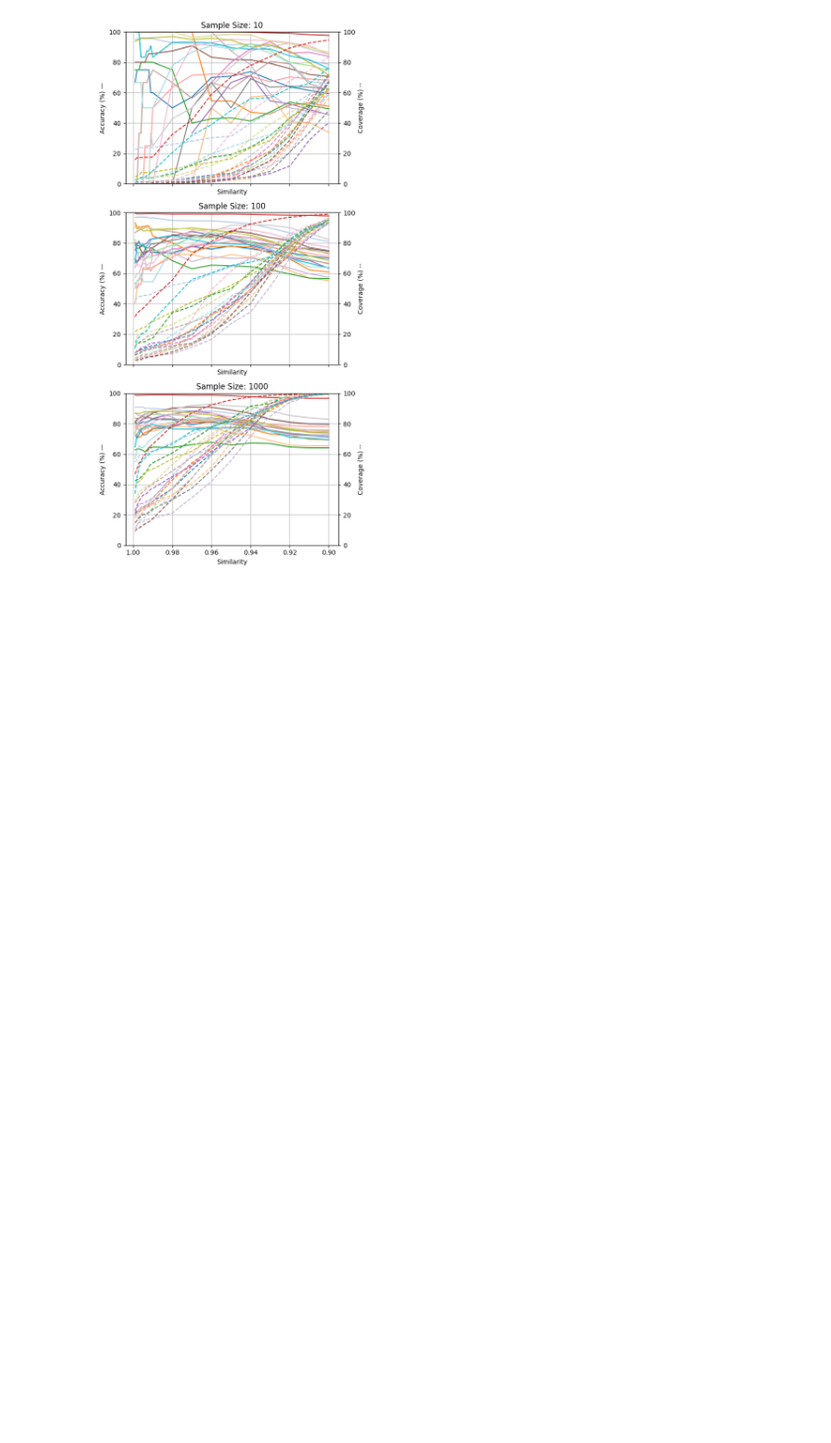
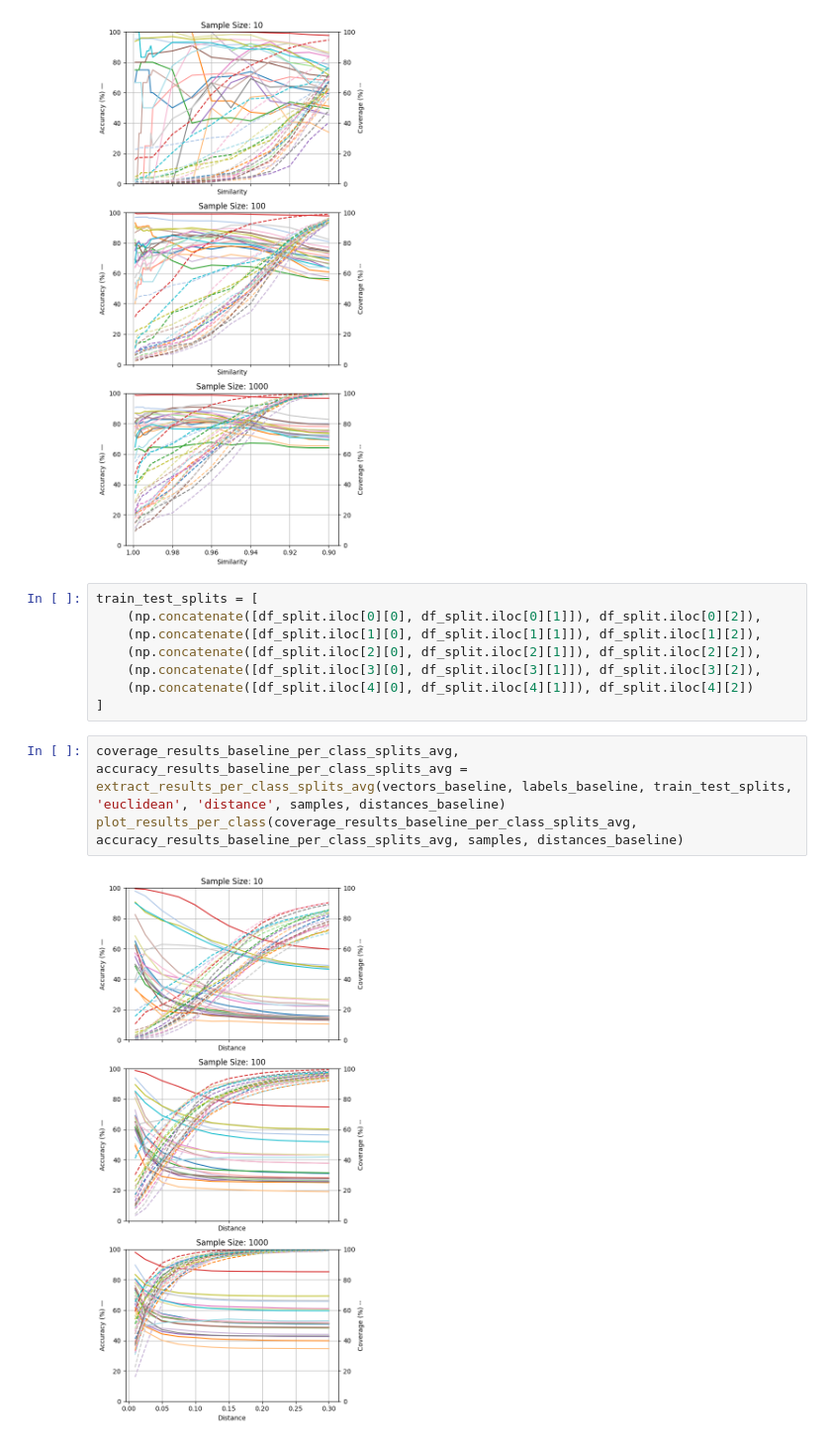
Before and after one commit to elliev7/partiii_research_project, a Jupyter notebook: fingerprinting/per_class.ipynb, the cells around one changed output. Shown at 99% size. Saved outputs shown, nothing was run; the diff lists cells and outputs as text; blank space fills up the shorter version.

```diff
--- a/fingerprinting/per_class.ipynb
+++ b/fingerprinting/per_class.ipynb
@@ -62,3 +63,16 @@ coverage_results_embeddings_cosine_per_class, accuracy_results_embeddings_cosine
 plot_results_per_class(coverage_results_embeddings_cosine_per_class, accuracy_results_embeddings_cosine_per_class, samples, similarities, reverse=True)
 # %% [output]
 [figure]
+# %%
+train_test_splits = [
+    (np.concatenate([df_split.iloc[0][0], df_split.iloc[0][1]]), df_split.iloc[0][2]),
+    (np.concatenate([df_split.iloc[1][0], df_split.iloc[1][1]]), df_split.iloc[1][2]),
+    (np.concatenate([df_split.iloc[2][0], df_split.iloc[2][1]]), df_split.iloc[2][2]),
+    (np.concatenate([df_split.iloc[3][0], df_split.iloc[3][1]]), df_split.iloc[3][2]),
+    (np.concatenate([df_split.iloc[4][0], df_split.iloc[4][1]]), df_split.iloc[4][2])
+]
+# %%
+coverage_results_baseline_per_class_splits_avg, accuracy_results_baseline_per_class_splits_avg = extract_results_per_class_splits_avg(vectors_baseline, labels_baseline, train_test_splits, 'euclidean', 'distance', samples, distances_baseline)
+plot_results_per_class(coverage_results_baseline_per_class_splits_avg, accuracy_results_baseline_per_class_splits_avg, samples, distances_baseline)
+# %% [output]
+[figure, added]
```
Also changed, not shown: parts of 3 cells of this notebook, 1 other file.
